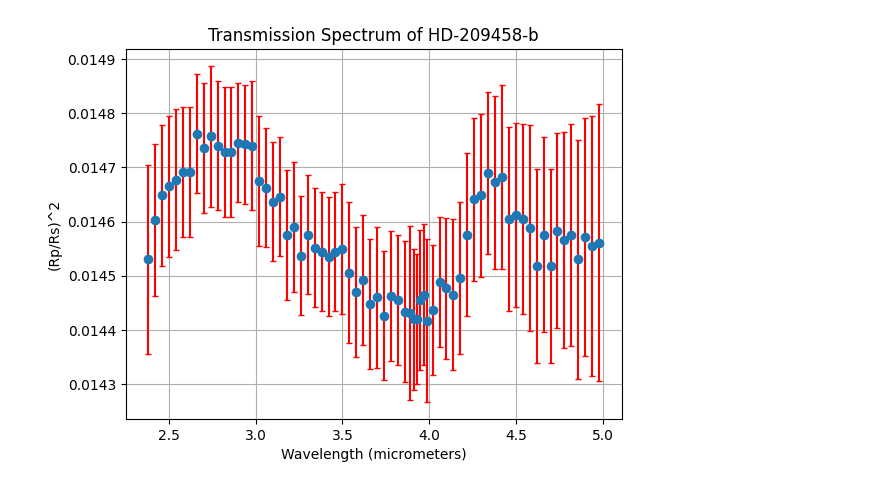
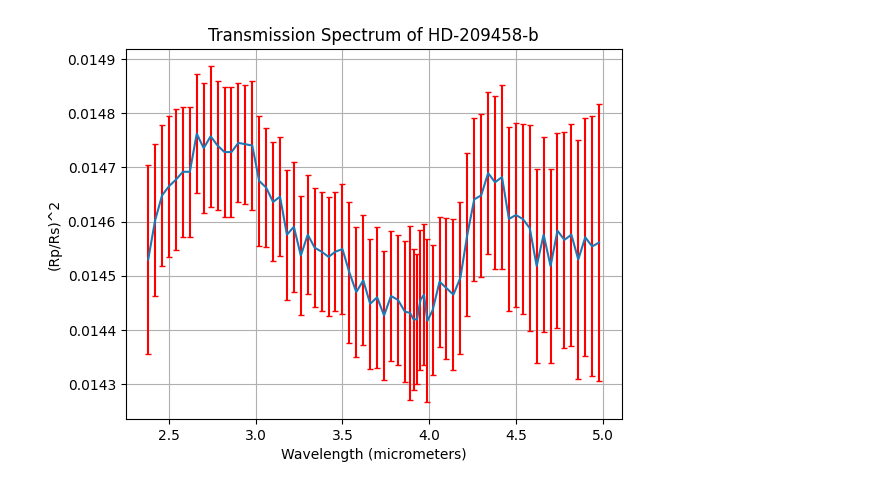
Before and after one commit to JeremySJohn/comp_astro_24, a Jupyter notebook: assignment3/HD209458_model.ipynb, the cells around one changed output. Cells and saved outputs as stored; diff of their text form; code cells hidden in the pictures.

```diff
--- a/assignment3/HD209458_model.ipynb
+++ b/assignment3/HD209458_model.ipynb
@@ -28,32 +28,32 @@ with open(output_file, 'w') as outfile: #write the output file and calculate the
 # %%
 #Plot the spectrum of the exoplanet HD-209458-b and save the plot as HD-209458-b_spectrum_assignment3.png
 
 import matplotlib.pyplot as plt
 
 input_file = 'HD-209458-b_spectrum_assignment3_taskB.dat'
 output_image = 'HD-209458-b_spectrum_assignment3.png'
 
 # Read the data from the file
 wavelengths = []
 rp_rs_squared = []
 errors = []
 
 with open(input_file, 'r') as infile:
     for line in infile:
         parts = line.split()
         wavelengths.append(float(parts[0]))
         rp_rs_squared.append(float(parts[1]))
         errors.append(float(parts[2]))
 
 # Plot the data
-plt.errorbar(wavelengths, rp_rs_squared, yerr=errors, fmt='o', ecolor='r', capsize=2)
+plt.errorbar(wavelengths, rp_rs_squared, yerr=errors, ecolor='r', capsize=2)
 plt.xlabel('Wavelength (micrometers)')
 plt.ylabel('(Rp/Rs)^2')
 plt.title('Transmission Spectrum of HD-209458-b')
 plt.grid(True)
 
 # Save the plot to a file
 plt.savefig(output_image)
 plt.show()
 # %% [output]
-[figure, old version]
+[figure, new version]
```
